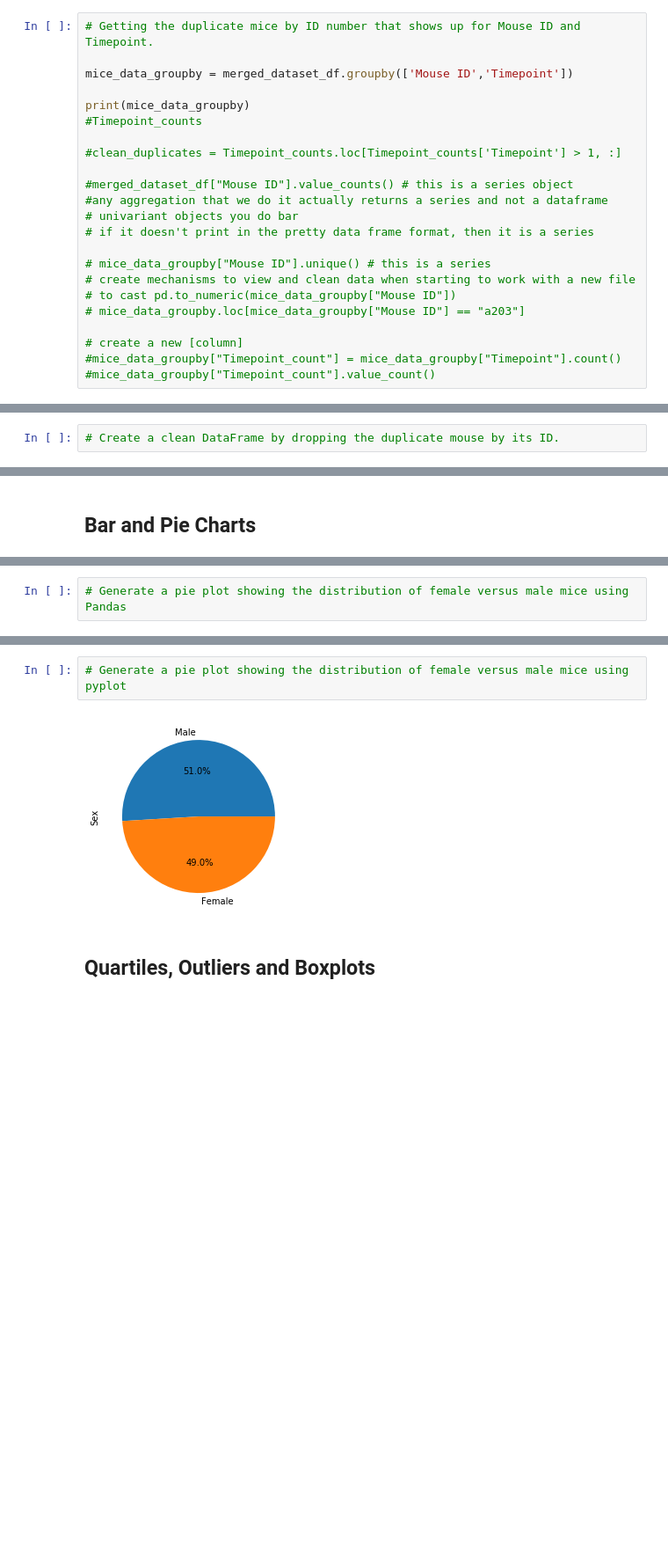
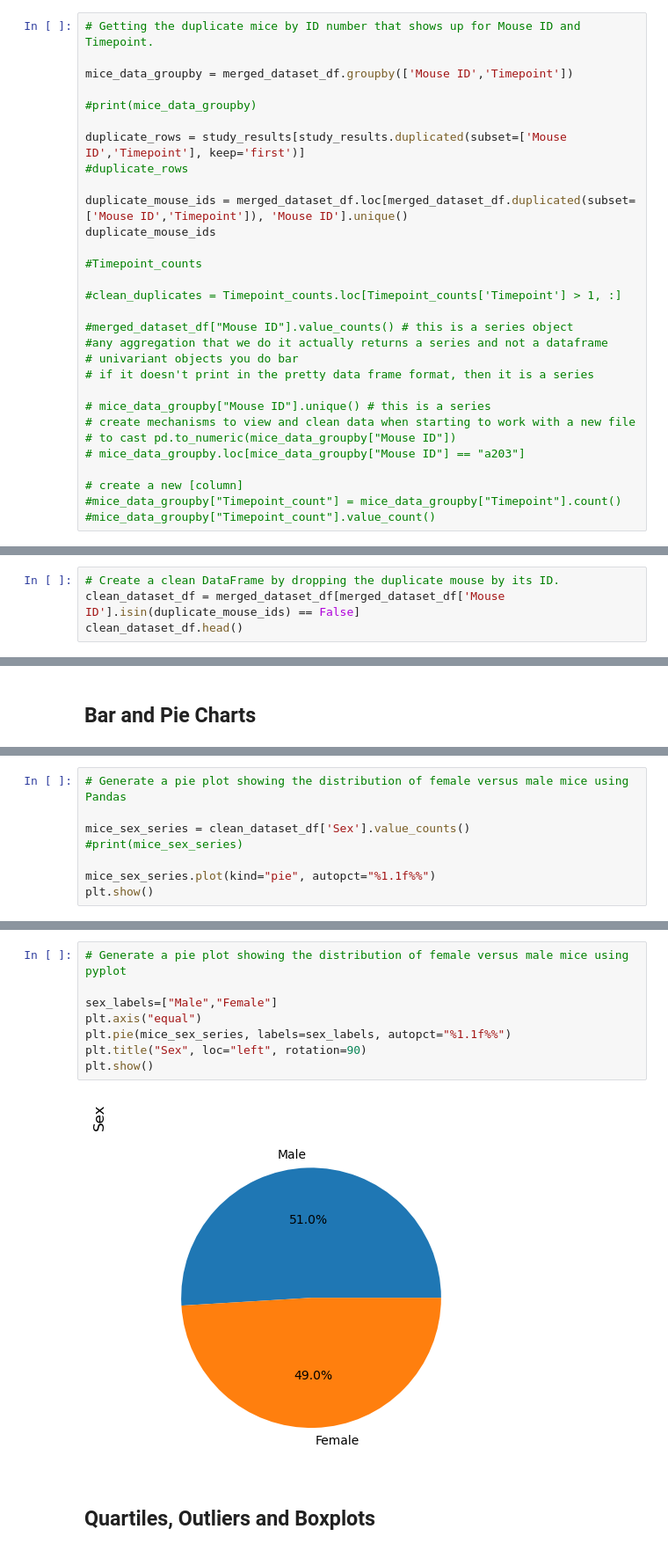
Before and after one commit to eabouche/pharmaceuticals-challenge, a Jupyter notebook: Pymaceuticals/Pharmaceuticals_Clinical_Study.ipynb, the cells around one changed output, grey strips where cells are left out. Shown at 88% size. Cells and saved outputs as stored; diff of their text form; blank space fills up the shorter version.

```diff
--- a/Pymaceuticals/Pharmaceuticals_Clinical_Study.ipynb
+++ b/Pymaceuticals/Pharmaceuticals_Clinical_Study.ipynb
@@ -78,7 +78,14 @@ total_mice_in_merge
 
 mice_data_groupby = merged_dataset_df.groupby(['Mouse ID','Timepoint'])
 
-print(mice_data_groupby)
+#print(mice_data_groupby)
+
+duplicate_rows = study_results[study_results.duplicated(subset=['Mouse ID','Timepoint'], keep='first')]
+#duplicate_rows
+
+duplicate_mouse_ids = merged_dataset_df.loc[merged_dataset_df.duplicated(subset=['Mouse ID','Timepoint']), 'Mouse ID'].unique()
+duplicate_mouse_ids
+
 #Timepoint_counts
 
 #clean_duplicates = Timepoint_counts.loc[Timepoint_counts['Timepoint'] > 1, :]
@@ -118,3 +126,5 @@ print(mice_data_groupby)
 # %%
 # Create a clean DataFrame by dropping the duplicate mouse by its ID.
+clean_dataset_df = merged_dataset_df[merged_dataset_df['Mouse ID'].isin(duplicate_mouse_ids) == False]
+clean_dataset_df.head()
 # %% [output]
@@ -181,3 +307,9 @@ print(mice_data_groupby)
 # %%
 # Generate a pie plot showing the distribution of female versus male mice using Pandas
+
+mice_sex_series = clean_dataset_df['Sex'].value_counts()
+#print(mice_sex_series)
+
+mice_sex_series.plot(kind="pie", autopct="%1.1f%%")
+plt.show()
 # %% [output]
@@ -185,7 +317,13 @@ print(mice_data_groupby)
 # %%
 # Generate a pie plot showing the distribution of female versus male mice using pyplot
+
+sex_labels=["Male","Female"]
+plt.axis("equal")
+plt.pie(mice_sex_series, labels=sex_labels, autopct="%1.1f%%")
+plt.title("Sex", loc="left", rotation=90)
+plt.show()
 # %% [output]
-[figure, old version]
+[figure, new version]
 # %% [markdown]
 ## Quartiles, Outliers and Boxplots
 # %%
```
Also changed, not shown: parts of 19 cells of this notebook.
